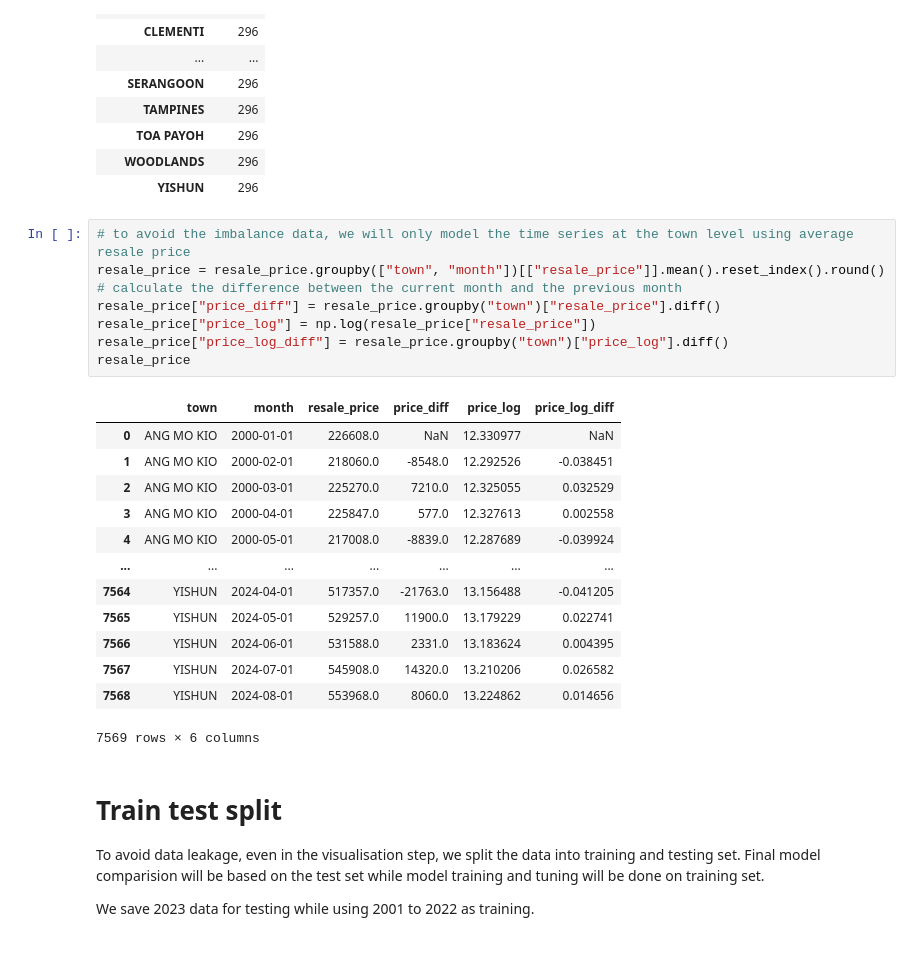
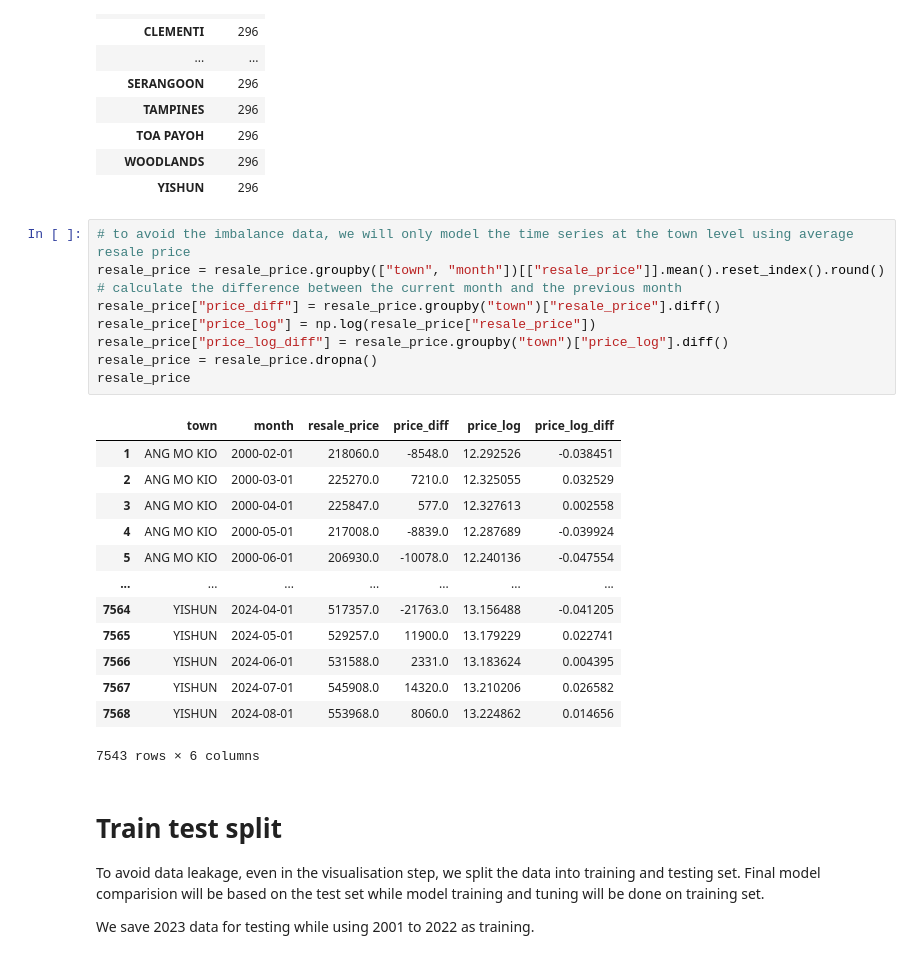
Before and after one commit to lingjie00/ST6241A_2425, a Jupyter notebook: notebook/data_inspection.ipynb, the cells around one changed output. Cells and saved outputs as stored; diff of their text form.

```diff
--- a/notebook/data_inspection.ipynb
+++ b/notebook/data_inspection.ipynb
@@ -150,25 +151,26 @@ resale_price.groupby(["town"])[["month"]].nunique()
 # %%
 # to avoid the imbalance data, we will only model the time series at the town level using average resale price
 resale_price = resale_price.groupby(["town", "month"])[["resale_price"]].mean().reset_index().round()
 # calculate the difference between the current month and the previous month
 resale_price["price_diff"] = resale_price.groupby("town")["resale_price"].diff()
 resale_price["price_log"] = np.log(resale_price["resale_price"])
 resale_price["price_log_diff"] = resale_price.groupby("town")["price_log"].diff()
+resale_price = resale_price.dropna()
 resale_price
 # %% [output]
 |  | town | month | resale_price | price_diff | price_log | price_log_diff |
-| 0 | ANG MO KIO | 2000-01-01 | 226608.0 | NaN | 12.330977 | NaN |
 | 1 | ANG MO KIO | 2000-02-01 | 218060.0 | -8548.0 | 12.292526 | -0.038451 |
 | 2 | ANG MO KIO | 2000-03-01 | 225270.0 | 7210.0 | 12.325055 | 0.032529 |
 | 3 | ANG MO KIO | 2000-04-01 | 225847.0 | 577.0 | 12.327613 | 0.002558 |
 | 4 | ANG MO KIO | 2000-05-01 | 217008.0 | -8839.0 | 12.287689 | -0.039924 |
+| 5 | ANG MO KIO | 2000-06-01 | 206930.0 | -10078.0 | 12.240136 | -0.047554 |
 | ... | ... | ... | ... | ... | ... | ... |
 | 7564 | YISHUN | 2024-04-01 | 517357.0 | -21763.0 | 13.156488 | -0.041205 |
 | 7565 | YISHUN | 2024-05-01 | 529257.0 | 11900.0 | 13.179229 | 0.022741 |
 | 7566 | YISHUN | 2024-06-01 | 531588.0 | 2331.0 | 13.183624 | 0.004395 |
 | 7567 | YISHUN | 2024-07-01 | 545908.0 | 14320.0 | 13.210206 | 0.026582 |
 | 7568 | YISHUN | 2024-08-01 | 553968.0 | 8060.0 | 13.224862 | 0.014656 |
-7569 rows × 6 columns
+7543 rows × 6 columns
 # %% [markdown]
 # Train test split
 
```
Also changed, not shown: parts of 1 cell of this notebook, 3 other files.
